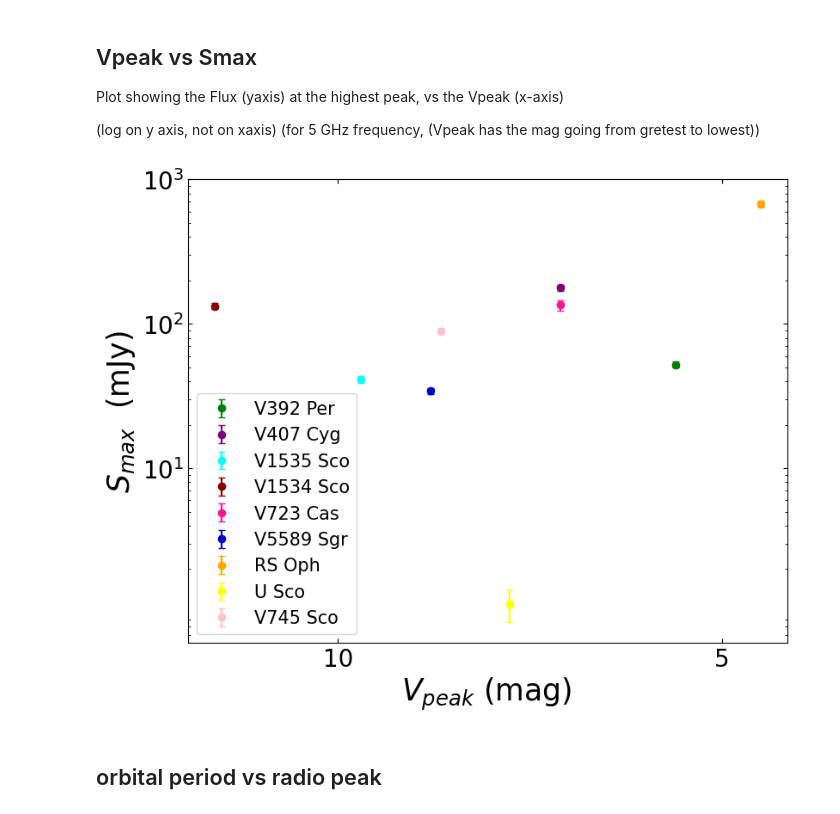
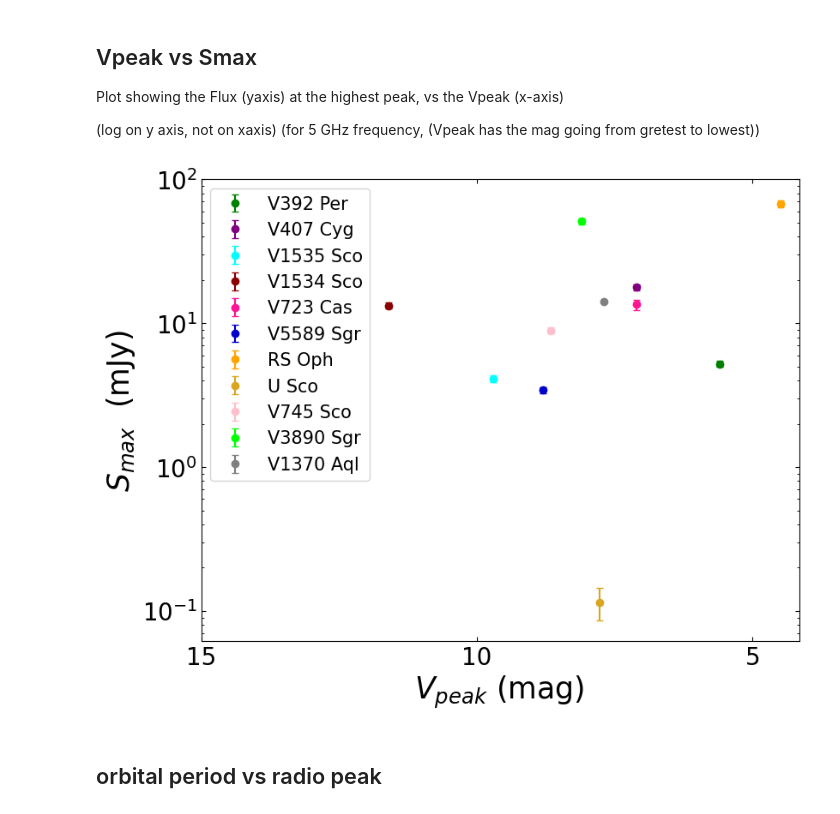
Before and after one commit to Wilhelm005/Research-Code, a Jupyter notebook: Vpeak vs Smax and tmax vs visual t2_withV745Sco.ipynb, the cells around one changed output. Saved outputs shown, nothing was run; the diff lists cells and outputs as text; code cells hidden in the pictures.

Commit message:
Updated info/graphs

```diff
--- a/Vpeak vs Smax and tmax vs visual t2_withV745Sco.ipynb
+++ b/Vpeak vs Smax and tmax vs visual t2_withV745Sco.ipynb
@@ -20,17 +20,18 @@ from astropy.modeling import fitting, models
 info = (
     ["V392 Per", 3, 5.6, 5.226, .262, 32,              81.9       ,      4100     ],
     ["V407 Cyg", 5.9, 7.1, 17.77, 0.901,  102.6,      43*365.25*24,    3200],
-    ["V1535 Sco", 13.9, 9.7, 4.123, .208 , 2.663,    39.6*24       ,  4700 ],
-    ["V1534 Sco", 5.6, 11.6, 13.3, .665 ,14.65,     520*24         , 4000   ],
+    ["V1535 Sco", 13.9, 9.7, 4.123, .208 , 2.663,    39.6*24       ,  4700 ],       #upper lim tmax
+    ["V1534 Sco", 5.6, 11.6, 13.3, .665 ,14.65,     520*24         , 4000   ],      #upper lim tmax
     ['V723 Cas', 263, 7.1, 13.5, 1.125 , 1697,     16.6            ,  1750],
     ['V5589 Sgr', 4.5, 8.8, 3.423, .173, 62.3,      38.2           ,    4800],
     ['RS Oph', 2.77,4.5, 67.597, 3.381, 9.99,        453.6*24       ,   3700 ],
-    ['U Sco', 1.89, 7.769, 0.115, 0.029, 32.53,    29.5            , 5000 ],
+    ['U Sco', 1.89, 7.769, 0.115, 0.029, 32.53,    29.5            , 5000 ],        #upper limit tmax
     ['V745 Sco',2.5,8.66,8.93,0.45,25.6,            136.5*24       , 4450 ],
 
-    ['V3890 Sgr', , , , , ,747.6*24 , 4200],
 
-    ['V1370 Aql', , , , , ,1.9581*24 ,]
+    ['V3890 Sgr',6.4,8.1,51.11,2.56,11.2,747.6*24,4200],
+
+    ['V1370 Aql',15,7.7,14.2,0,142,1.9581*24,2200] #Smax is >14.2 no error given
 
 )
 
@@ -141,38 +157,41 @@ ax.errorbar(Vpeak[0], Smax[0], yerr=Smax_err[0], fmt='o', color='green', label="
 ax.errorbar(Vpeak[1], Smax[1], yerr=Smax_err[1], fmt='o', color='purple', label="V407 Cyg", capsize=3)
 
 ax.errorbar(Vpeak[2], Smax[2], yerr=Smax_err[2], fmt='o', color='aqua', label="V1535 Sco", capsize=3)
 
 ax.errorbar(Vpeak[3], Smax[3], yerr=Smax_err[3], fmt='o', color='darkred', label="V1534 Sco", capsize=3)
 
 ax.errorbar(Vpeak[4], Smax[4], yerr=Smax_err[4], fmt='o', color='deeppink', label="V723 Cas", capsize=3)
 
 ax.errorbar(Vpeak[5], Smax[5], yerr=Smax_err[5], fmt='o', color='mediumblue', label="V5589 Sgr", capsize=3)
 
 ax.errorbar(Vpeak[6], Smax[6], yerr=Smax_err[6], fmt='o', color='orange', label="RS Oph", capsize=3)
 
-ax.errorbar(Vpeak[7], Smax[7], yerr=Smax_err[7], fmt='o', color='yellow', label="U Sco", capsize=3)
+ax.errorbar(Vpeak[7], Smax[7], yerr=Smax_err[7], fmt='o', color='goldenrod', label="U Sco", capsize=3)
 
 ax.errorbar(Vpeak[8], Smax[8], yerr=Smax_err[8], fmt='o', color='pink', label="V745 Sco", capsize=3)
 
+ax.errorbar(Vpeak[9], Smax[9], yerr=Smax_err[9], fmt='o', color='lime', label="V3890 Sgr", capsize=3)
 
-ax.set_xticks([10,5], labels = ['10', '5'], fontsize = 20)
+ax.errorbar(Vpeak[10], Smax[10],  yerr=Smax_err[10], fmt='o', color='grey', label="V1370 Aql", capsize=3)
+
+ax.set_xticks([15,10,5], labels = ['15','10', '5'], fontsize = 20)
 ax.invert_xaxis()
 
 ax.set_yscale('log')
-ax.set_yticks([1, 10, 100], labels = [r'$10^1$', r'$10^2$', r'$10^3$'], fontsize = 20)
-
+ax.set_yticks([0.1,1, 10, 100], labels = [r'$10^{-1}$',r'$10^0$', r'$10^1$', r'$10^2$'], fontsize = 20)
+#ADD MORE TICKS
 ax.set_xlabel(r"$ V_{peak} $ (mag) ", fontsize=25)
 ax.set_ylabel(r"$ S_{max} $  (mJy)", fontsize=25)
 
 ax.tick_params(axis='both', which='both', direction='in', top=True, right=True)
 
 #ax.set_title(r"$ V_{peak} $ and $ S_{max} $ Correlation", fontsize=20)
 
 plt.legend(fontsize = 15)
 plt.show()
 fig.savefig("Vis_vs_Optical_brightness", dpi=300);
 # %% [output]
-[figure, old version]
+[figure, new version]
 # %% [markdown]
 ## orbital period vs radio peak
 # %%
```
Also changed, not shown: parts of 5 cells of this notebook.
